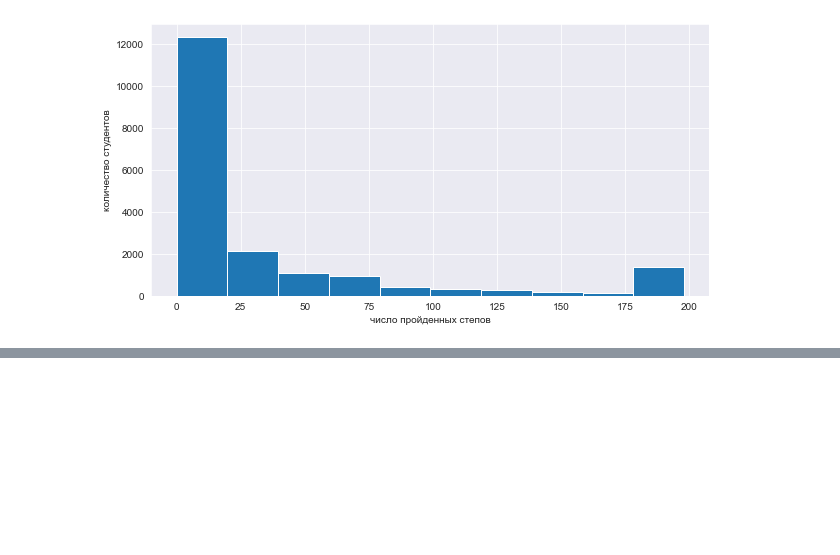
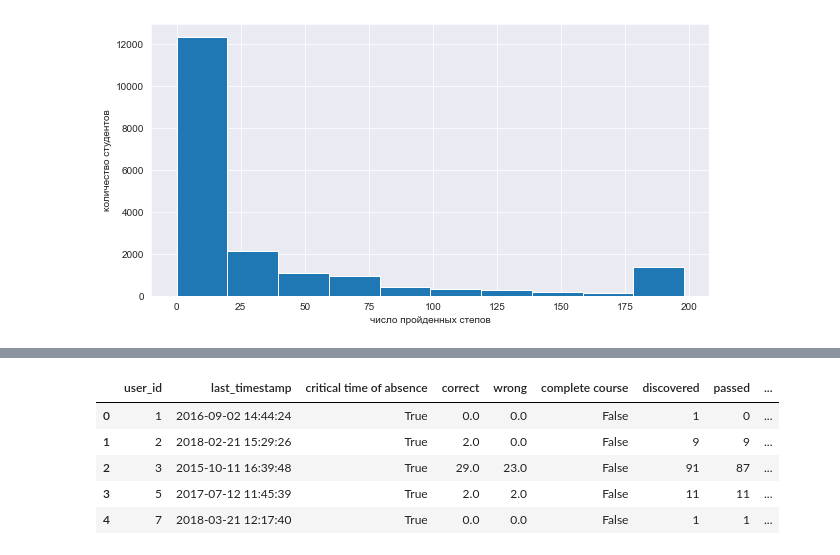
Before and after one commit to AnatolyAdamovich/learning, a Jupyter notebook: courses/Introduction in DS [A. Karpov]/ML contest/project.ipynb, the cells around one changed output, grey strips where cells are left out. Drawn from its saved outputs; the diff is of its cells as text; code cells hidden in the pictures; blank space fills up the shorter version.

```diff
--- a/courses/Introduction in DS [A. Karpov]/ML contest/project.ipynb
+++ b/courses/Introduction in DS [A. Karpov]/ML contest/project.ipynb
@@ -180,0 +312,7 @@ Text(0, 0.5, 'количество студентов')
+# %%
+last_date = events_data.timestamp.max()
+temp_df = events_data.groupby('user_id', as_index=False).agg({'timestamp': 'max'}) \
+                                                        .rename(columns={'timestamp':'last_timestamp'})
+constraint = periods_of_time.quantile(0.93)
+temp_df['critical time of absence'] = (last_date - temp_df['last_timestamp']) > constraint
+temp_df.head()
@@ -180,0 +336,4 @@ Text(0, 0.5, 'количество студентов')
+# %%
+# outer, чтобы сохранить информацию о пользователях, не делающих никаких сабмитов
+result_df = temp_df.merge(pv2, on='user_id', how='outer')
+result_df.head()
@@ -180,0 +347,4 @@ Text(0, 0.5, 'количество студентов')
+# %%
+result_df.fillna(0, inplace=True)
+result_df['complete course'] = result_df.correct >= 60
+result_df.head()
@@ -180,0 +370,10 @@ Text(0, 0.5, 'количество студентов')
+# %%
+result_df = result_df.merge(pv1, on='user_id', how='outer')
+result_df.head()
+# %% [output]
+|  | user_id | last_timestamp | critical time of absence | correct | wrong | complete course | discovered | passed | ... |
+| 0 | 1 | 2016-09-02 14:44:24 | True | 0.0 | 0.0 | False | 1 | 0 | ... |
+| 1 | 2 | 2018-02-21 15:29:26 | True | 2.0 | 0.0 | False | 9 | 9 | ... |
+| 2 | 3 | 2015-10-11 16:39:48 | True | 29.0 | 23.0 | False | 91 | 87 | ... |
+| 3 | 5 | 2017-07-12 11:45:39 | True | 2.0 | 2.0 | False | 11 | 11 | ... |
+| 4 | 7 | 2018-03-21 12:17:40 | True | 0.0 | 0.0 | False | 1 | 1 | ... |
```
Also changed, not shown: parts of 44 cells of this notebook.
